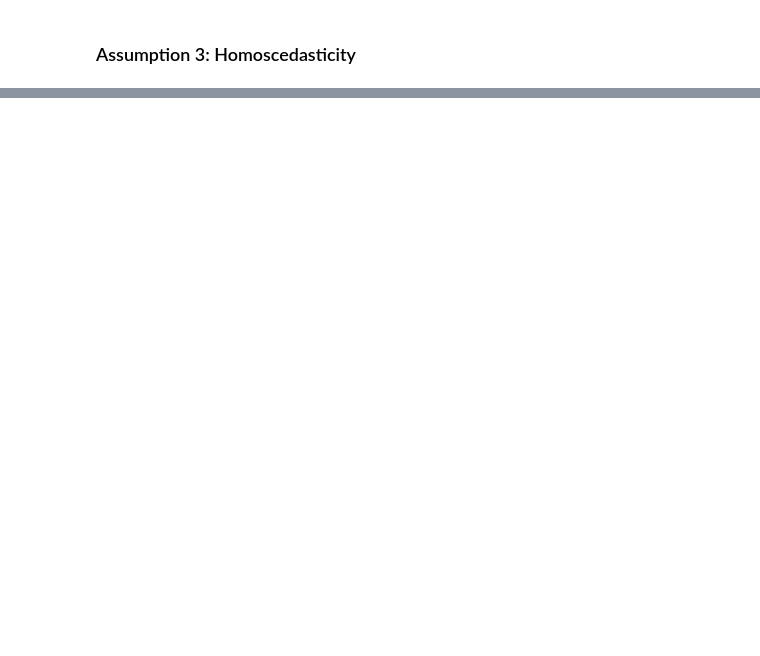
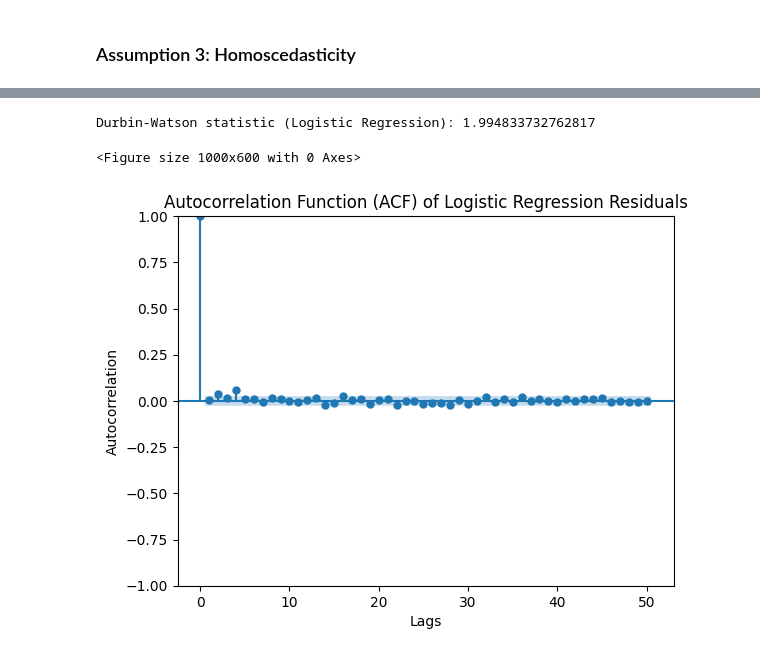
Before and after one commit to TiffanyDegbotse/XAI_assignment2, a Jupyter notebook: template.ipynb, the cells around one changed output, grey strips where cells are left out. Drawn from its saved outputs; the diff is of its cells as text; code cells hidden in the pictures; blank space fills up the shorter version.

```diff
--- a/template.ipynb
+++ b/template.ipynb
@@ -312,0 +542,11 @@ print(dict(zip(labels, bp_test)))
+# %%
+import statsmodels.api as sm
+
+# Fit a logistic regression model
+logit_model = sm.Logit(Y_train_numeric, sm.add_constant(X_train_scaled)).fit()
+
+# Get the residuals
+# Using Pearson residuals via the .resid_pearson attribute
+logit_residuals = logit_model.resid_pearson
+
+print(logit_model.summary())
@@ -312,0 +571,19 @@ print(dict(zip(labels, bp_test)))
+# %%
+from statsmodels.stats.stattools import durbin_watson
+from statsmodels.graphics.tsaplots import plot_acf
+
+# Calculate Durbin-Watson statistic
+dw_statistic_logit = durbin_watson(logit_residuals)
+print(f"Durbin-Watson statistic (Logistic Regression): {dw_statistic_logit}")
+
+# Plot Autocorrelation Function (ACF)
+plt.figure(figsize=(10, 6))
+plot_acf(logit_residuals, lags=50)
+plt.title('Autocorrelation Function (ACF) of Logistic Regression Residuals')
+plt.xlabel('Lags')
+plt.ylabel('Autocorrelation')
+plt.show()
+# %% [output]
+Durbin-Watson statistic (Logistic Regression): 1.994833732762817
+<Figure size 1000x600 with 0 Axes>
+[figure, added]
```
Also changed, not shown: parts of 19 cells of this notebook.
